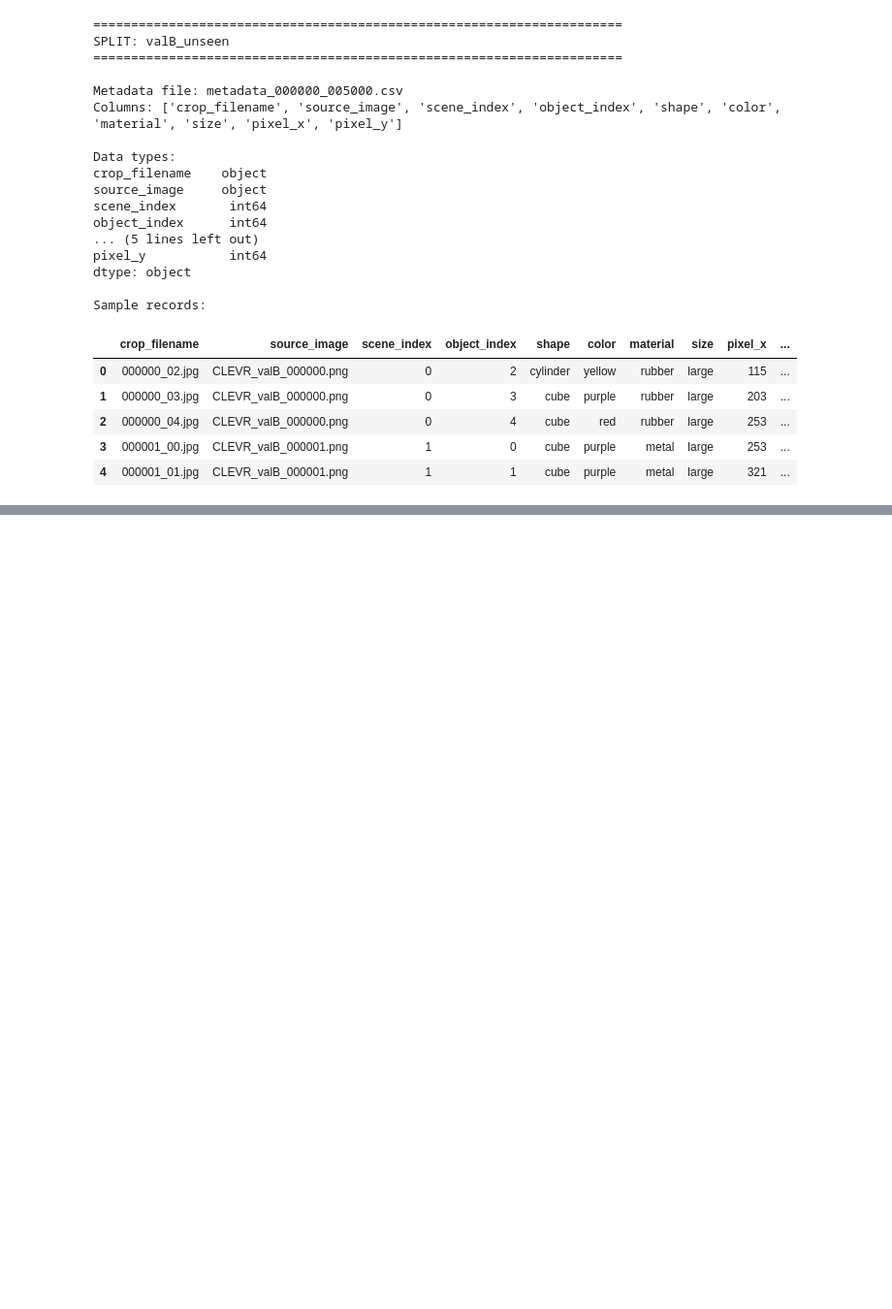
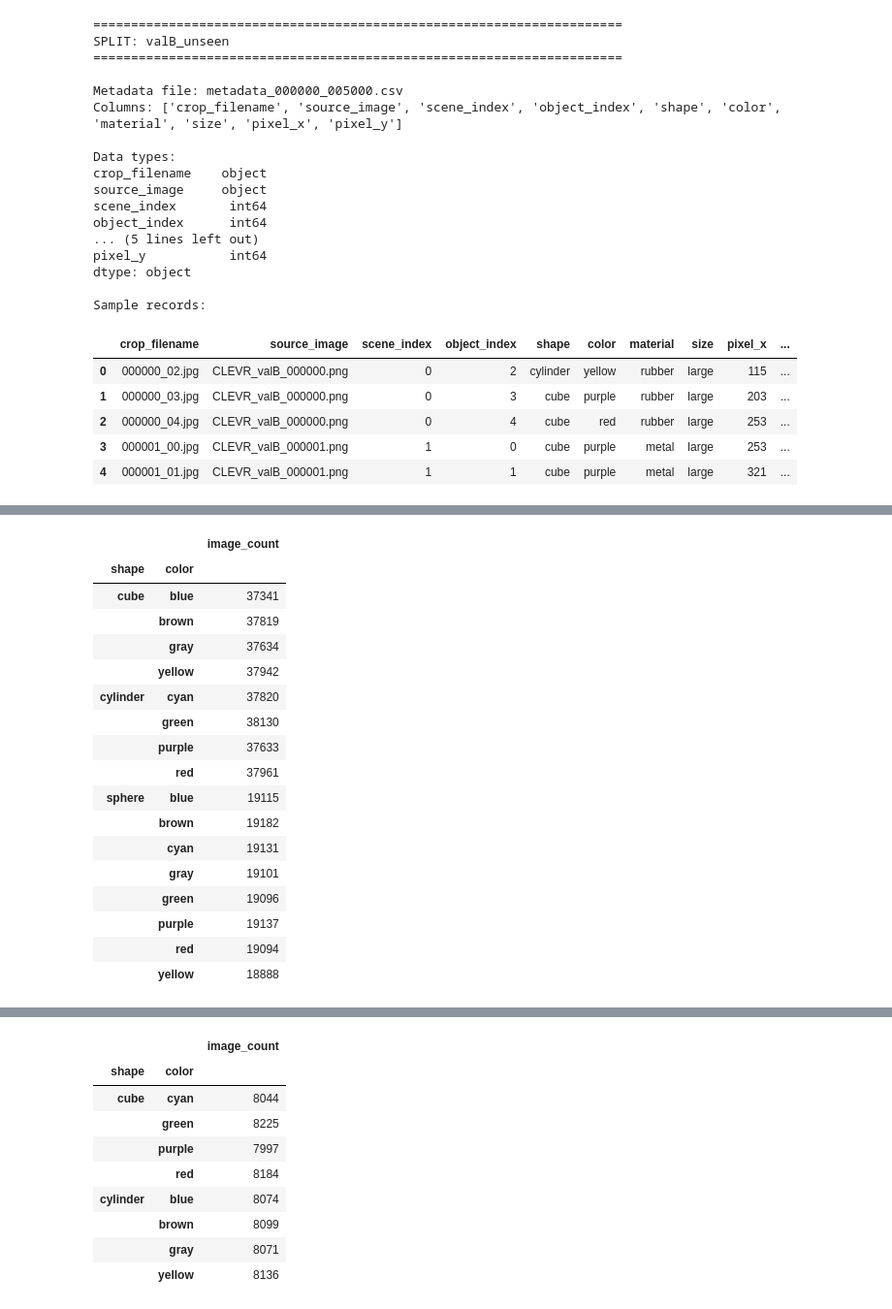
Before and after one commit to maram-elaian/Beyond-Combinations, a Jupyter notebook: notebooks/03_joint_classifier.ipynb, the cells around one changed output, grey strips where cells are left out. Shown at 97% size. Cells and saved outputs as stored; diff of their text form; code cells hidden in the pictures; blank space fills up the shorter version.

Commit message:
Kaggle Notebook | joint_classifier | Version 1

```diff
--- a/notebooks/03_joint_classifier.ipynb
+++ b/notebooks/03_joint_classifier.ipynb
@@ -380,0 +389,46 @@ Sample records:
+# %%
+import pandas as pd
+from pathlib import Path
+
+DATASET_ROOT = Path(
+    "/kaggle/input/datasets/maram05ai/clevr-cogent-processed"
+)
+
+splits = ["trainA", "valA", "valB_unseen"]
+
+metadata = {}
+
+for split_name in splits:
+
+    metadata_dir = DATASET_ROOT / split_name / "metadata_parts"
+    metadata_files = sorted(metadata_dir.glob("*.csv"))
+
+    split_df = pd.concat(
+        [pd.read_csv(file) for file in metadata_files],
+        ignore_index=True
+    )
+
+    metadata[split_name] = split_df
+
+    print(f"\n{'=' * 60}")
+    print(f"Split: {split_name}")
+    print(f"{'=' * 60}")
+
+    print(f"Total metadata records: {len(split_df):,}")
+    print(f"Unique image filenames: {split_df['crop_filename'].nunique():,}")
+
+    print("\nShape distribution:")
+    print(split_df["shape"].value_counts().sort_index())
+
+    print("\nColor distribution:")
+    print(split_df["color"].value_counts().sort_index())
+
+    print("\nShape-color combinations:")
+    combinations = (
+        split_df.groupby(["shape", "color"])
+        .size()
+        .sort_index()
+    )
+
+    display(combinations.to_frame(name="image_count"))
+# %% [output]
@@ -380,0 +452,18 @@ Sample records:
+|  |  | image_count |
+| shape | color |  |
+| cube | blue | 37341 |
+|  | brown | 37819 |
+|  | gray | 37634 |
+|  | yellow | 37942 |
+| cylinder | cyan | 37820 |
+|  | green | 38130 |
+|  | purple | 37633 |
+|  | red | 37961 |
+| sphere | blue | 19115 |
+|  | brown | 19182 |
+|  | cyan | 19131 |
+|  | gray | 19101 |
+|  | green | 19096 |
+|  | purple | 19137 |
+|  | red | 19094 |
+|  | yellow | 18888 |
@@ -380,0 +522,10 @@ Sample records:
+|  |  | image_count |
+| shape | color |  |
+| cube | cyan | 8044 |
+|  | green | 8225 |
+|  | purple | 7997 |
+|  | red | 8184 |
+| cylinder | blue | 8074 |
+|  | brown | 8099 |
+|  | gray | 8071 |
+|  | yellow | 8136 |
```
Also changed, not shown: parts of 5 cells of this notebook.
